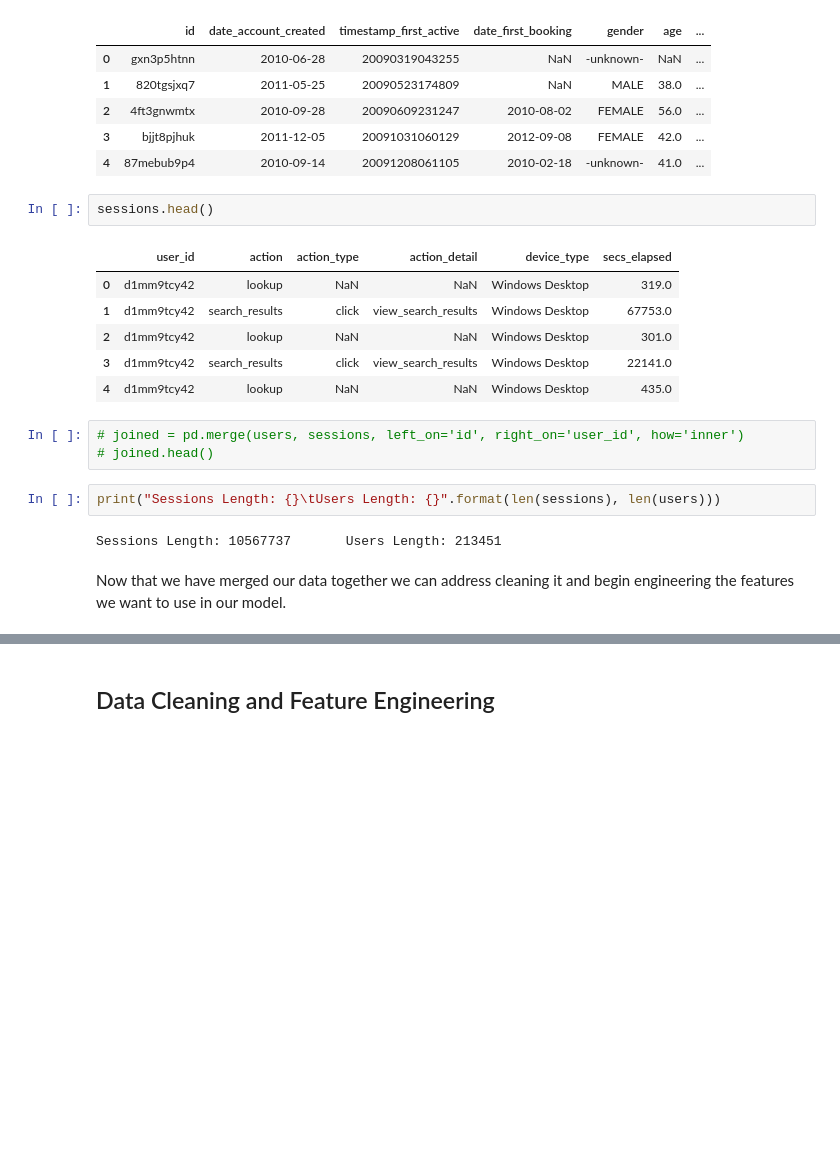
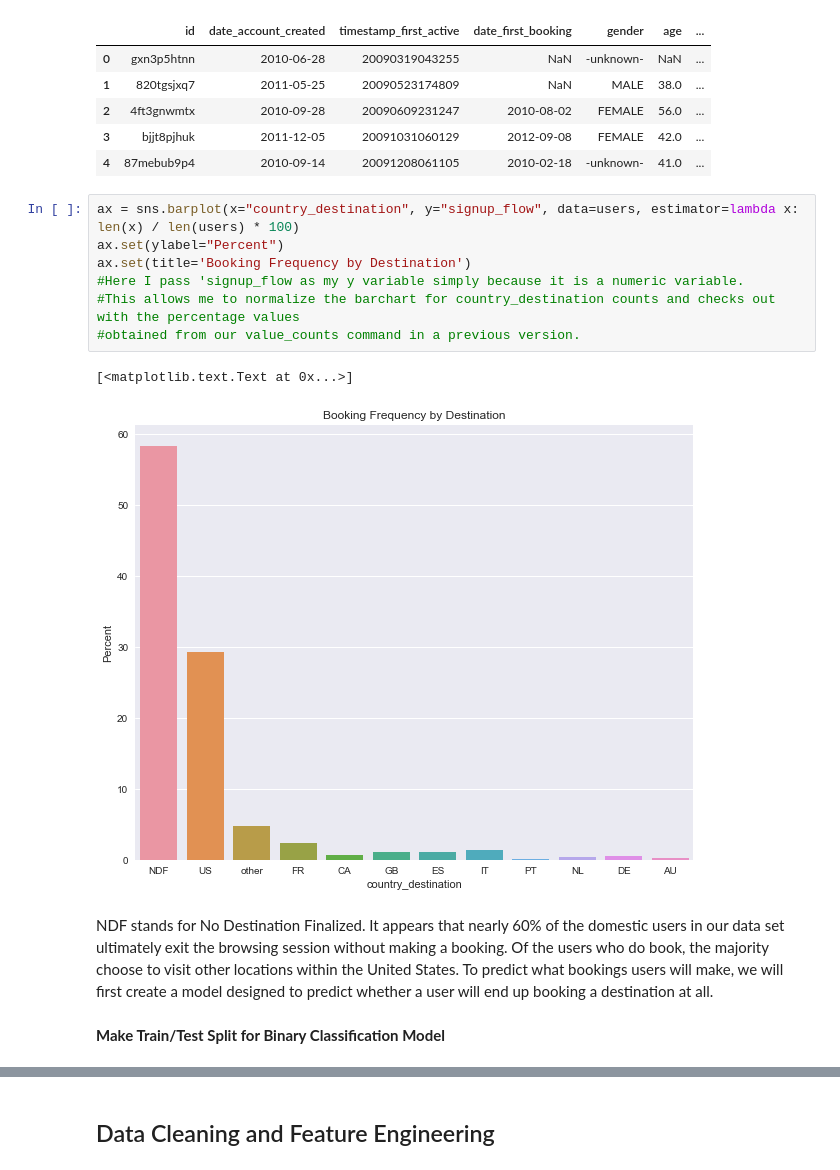
Before and after one commit to broad32/Project, a Jupyter notebook: Project.ipynb, the cells around one changed output, grey strips where cells are left out. Cells and saved outputs as stored; diff of their text form; blank space fills up the shorter version.

```diff
--- a/Project.ipynb
+++ b/Project.ipynb
@@ -66,21 +52,17 @@ users.head()
 | 2 | 4ft3gnwmtx | 2010-09-28 | 20090609231247 | 2010-08-02 | FEMALE | 56.0 | ... |
 | 3 | bjjt8pjhuk | 2011-12-05 | 20091031060129 | 2012-09-08 | FEMALE | 42.0 | ... |
 | 4 | 87mebub9p4 | 2010-09-14 | 20091208061105 | 2010-02-18 | -unknown- | 41.0 | ... |
-# %%
-sessions.head()
-# %% [output]
-|  | user_id | action | action_type | action_detail | device_type | secs_elapsed |
-| 0 | d1mm9tcy42 | lookup | NaN | NaN | Windows Desktop | 319.0 |
-| 1 | d1mm9tcy42 | search_results | click | view_search_results | Windows Desktop | 67753.0 |
-| 2 | d1mm9tcy42 | lookup | NaN | NaN | Windows Desktop | 301.0 |
-| 3 | d1mm9tcy42 | search_results | click | view_search_results | Windows Desktop | 22141.0 |
-| 4 | d1mm9tcy42 | lookup | NaN | NaN | Windows Desktop | 435.0 |
-# %%
-# joined = pd.merge(users, sessions, left_on='id', right_on='user_id', how='inner')
-# joined.head()
-# %%
-print("Sessions Length: {}\tUsers Length: {}".format(len(sessions), len(users)))
-# %% [output]
-Sessions Length: 10567737       Users Length: 213451
-# %% [markdown]
-Now that we have merged our data together we can address cleaning it and begin engineering the features we want to use in our model.
+# %%
+ax = sns.barplot(x="country_destination", y="signup_flow", data=users, estimator=lambda x: len(x) / len(users) * 100)
+ax.set(ylabel="Percent")
+ax.set(title='Booking Frequency by Destination')
+#Here I pass 'signup_flow as my y variable simply because it is a numeric variable.
+#This allows me to normalize the barchart for country_destination counts and checks out with the percentage values
+#obtained from our value_counts command in a previous version.
+# %% [output]
+[<matplotlib.text.Text at 0x...>]
+[figure, added]
+# %% [markdown]
+NDF stands for No Destination Finalized.  It appears that nearly 60% of the domestic users in our data set ultimately exit the browsing session without making a booking.  Of the users who do book, the majority choose to visit other locations within the United States.  To predict what bookings users will make, we will first create a model designed to predict whether a user will end up booking a destination at all.
+# %% [markdown]
+**Make Train/Test Split for Binary Classification Model**
```
Also changed, not shown: parts of 132 cells of this notebook.
